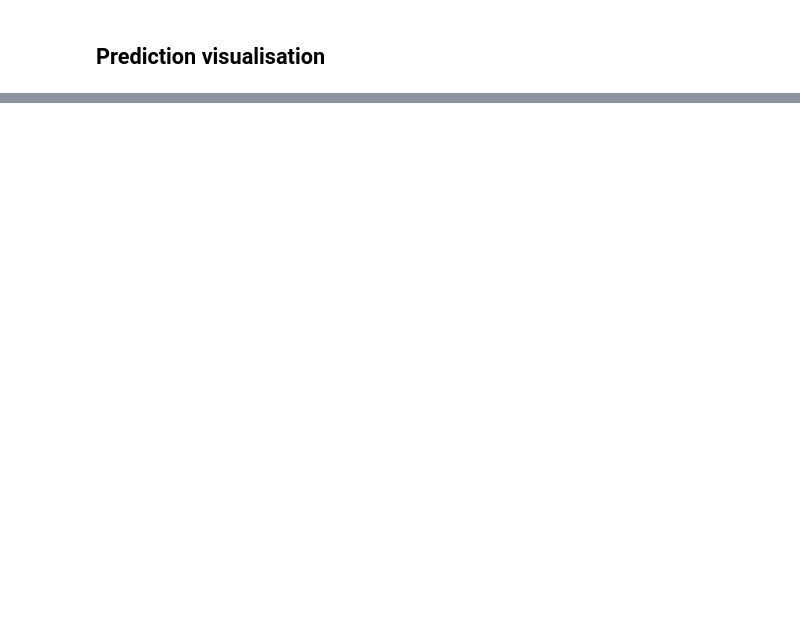
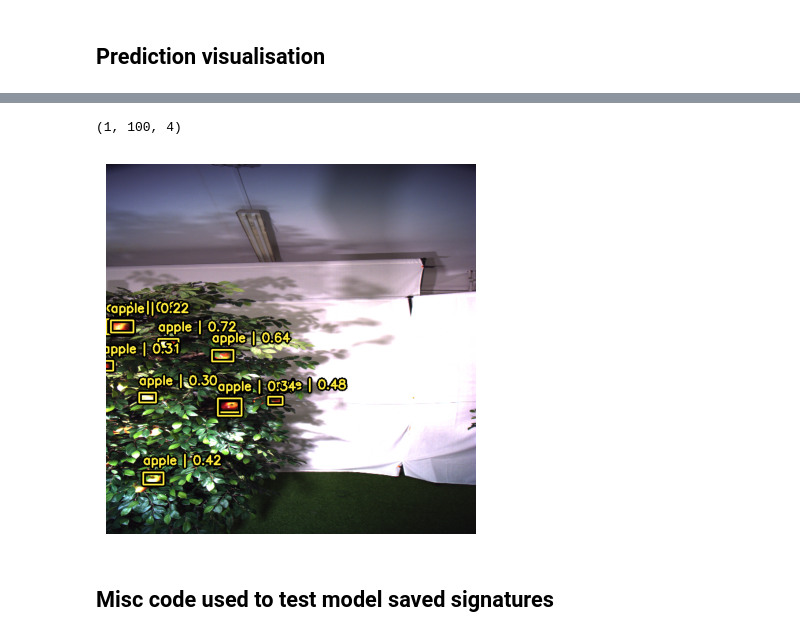
Before and after one commit to iconrnd/nka, a Jupyter notebook: YOLOv8_Training.ipynb, the cells around one changed output, grey strips where cells are left out. Saved outputs shown, nothing was run; the diff lists cells and outputs as text; code cells hidden in the pictures; blank space fills up the shorter version.

```diff
--- a/YOLOv8_Training.ipynb
+++ b/YOLOv8_Training.ipynb
@@ -279,0 +346,6 @@ visualize_detections(yolo, dataset=val_ds, bounding_box_format="xyxy")
+# %%
+img_path = './data/valid/images/data-750.png'
+# %%
+img = load_image(img_path)[tf.newaxis, :]
+# %%
+y_pred = yolo.predict(img)
@@ -279,0 +374,24 @@ visualize_detections(yolo, dataset=val_ds, bounding_box_format="xyxy")
+# %%
+y_pred['boxes'].shape
+# %% [output]
+(1, 100, 4)
+# %%
+y_pred = bounding_box.to_ragged(y_pred)
+# %%
+visualization.plot_bounding_box_gallery(
+        load_image(img_path)[tf.newaxis, :],
+        value_range=(0, 255),
+        bounding_box_format="xyxy",
+        #y_true=y_true,
+        y_pred=y_pred,
+        scale=4,
+        rows=1,
+        cols=1,
+        show=True,
+        font_scale=0.7,
+        class_mapping=class_mapping,
+    )
+# %% [output]
+[figure, added]
+# %% [markdown]
+## Misc code used to test model saved signatures
```
Also changed, not shown: parts of 41 cells of this notebook, 1 other file.
